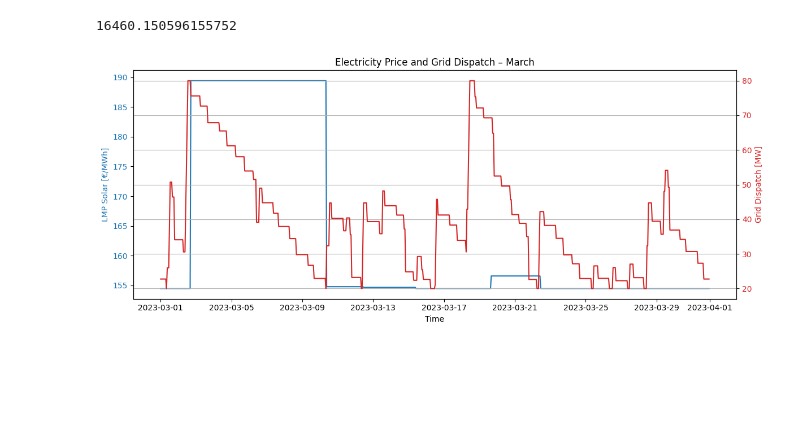
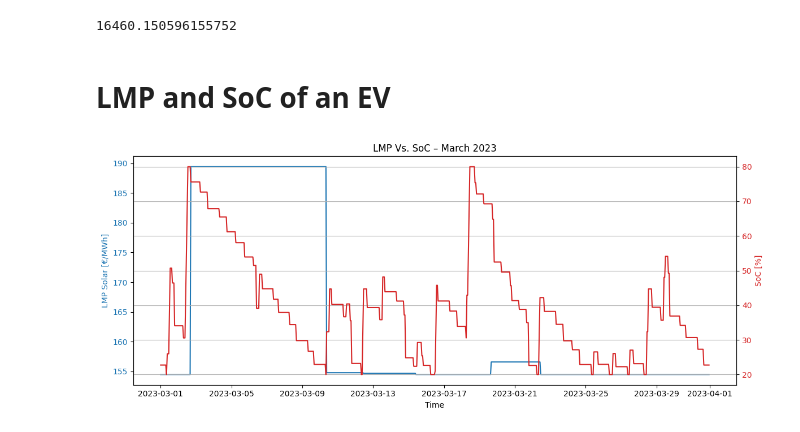
Before and after one commit to Moaztub/Master_thesis, a Jupyter notebook: base_shifted.ipynb, the cells around one changed output. Drawn from its saved outputs; the diff is of its cells as text; code cells hidden in the pictures; blank space fills up the shorter version.

```diff
--- a/base_shifted.ipynb
+++ b/base_shifted.ipynb
@@ -1361,32 +1425,33 @@ total_cost = float(net.objective)
 print(total_cost)
 # %% [output]
 16460.150596155752
+# %% [markdown]
+# LMP and SoC of an EV
 # %%
-import matplotlib.pyplot as plt
-
 fig, ax1 = plt.subplots(figsize=(12, 5))
 
-# Left Y-axis: LMP Solar
+
 ax1.plot(net.buses_t.marginal_price["vw_id3_pro_2_bus"], color='tab:blue', label="LMP Solar")
 ax1.set_xlabel("Time")
 ax1.set_ylabel("LMP Solar [€/MWh]", color='tab:blue')
 ax1.tick_params(axis='y', labelcolor='tab:blue')
 
 ev_name = "benz_eqe_300 (2)"
 ev_id = ev_name.replace(" ", "_").replace("(", "").replace(")", "").replace("-", "_")
 store_id = f"{ev_id}_store"
 
 battery_capacity = battery_df.loc[ev_name, "e_nom_MWh"]
 soc_percent = (net.stores_t.e[store_id] / battery_capacity) * 100
+
+
 ax2 = ax1.twinx()
 ax2.plot(soc_percent, color='tab:red', label="Grid Dispatch")
-ax2.set_ylabel("Grid Dispatch [MW]", color='tab:red')
+ax2.set_ylabel("SoC [%]", color='tab:red')
 ax2.tick_params(axis='y', labelcolor='tab:red')
 
-# Title and layout
-plt.title("Electricity Price and Grid Dispatch – March")
+plt.title("LMP Vs. SoC – March 2023")
 fig.tight_layout()
 plt.grid(True)
 plt.show()
 # %% [output]
-[figure, old version]
+[figure, new version]
```
Also changed, not shown: parts of 51 cells of this notebook.
